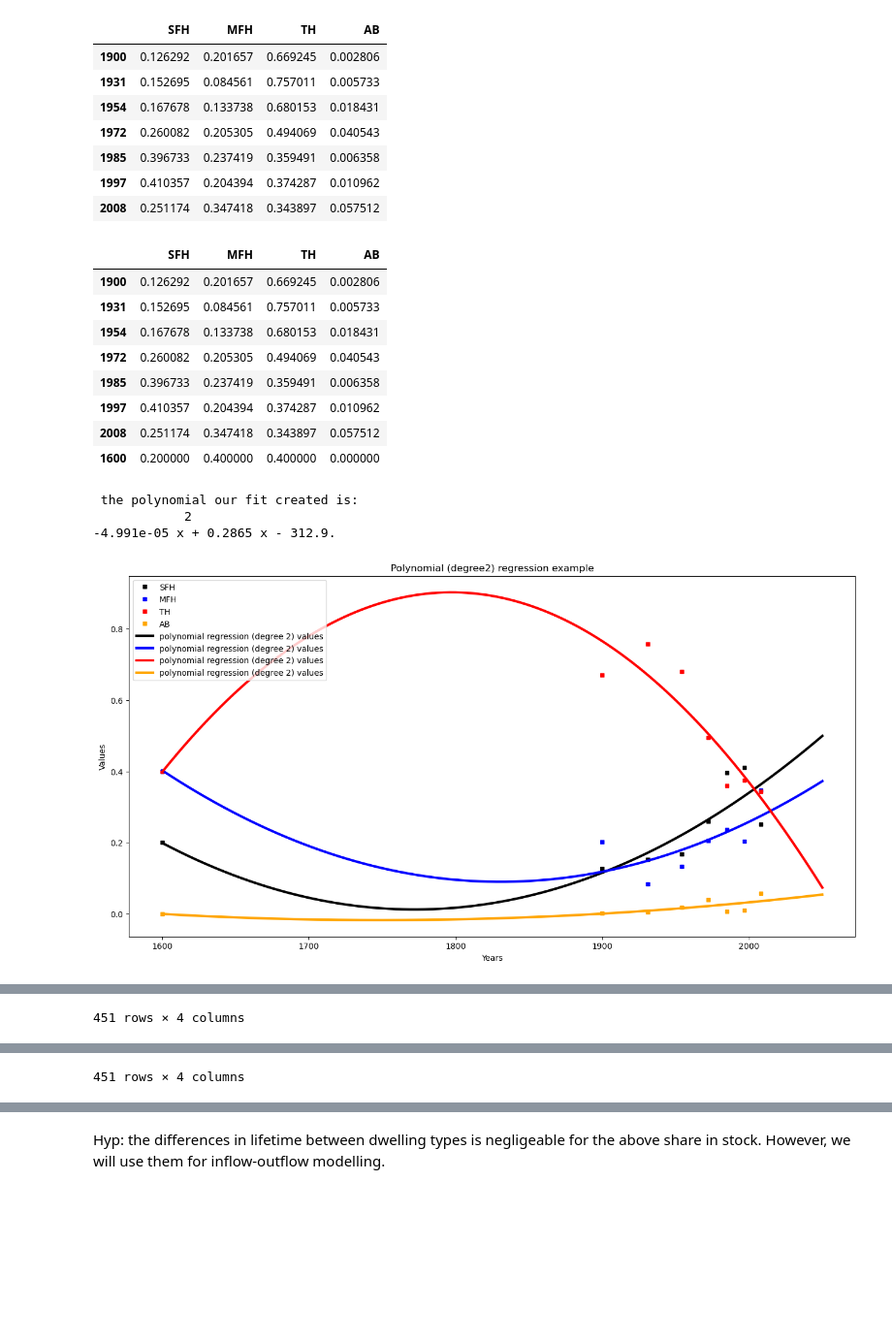
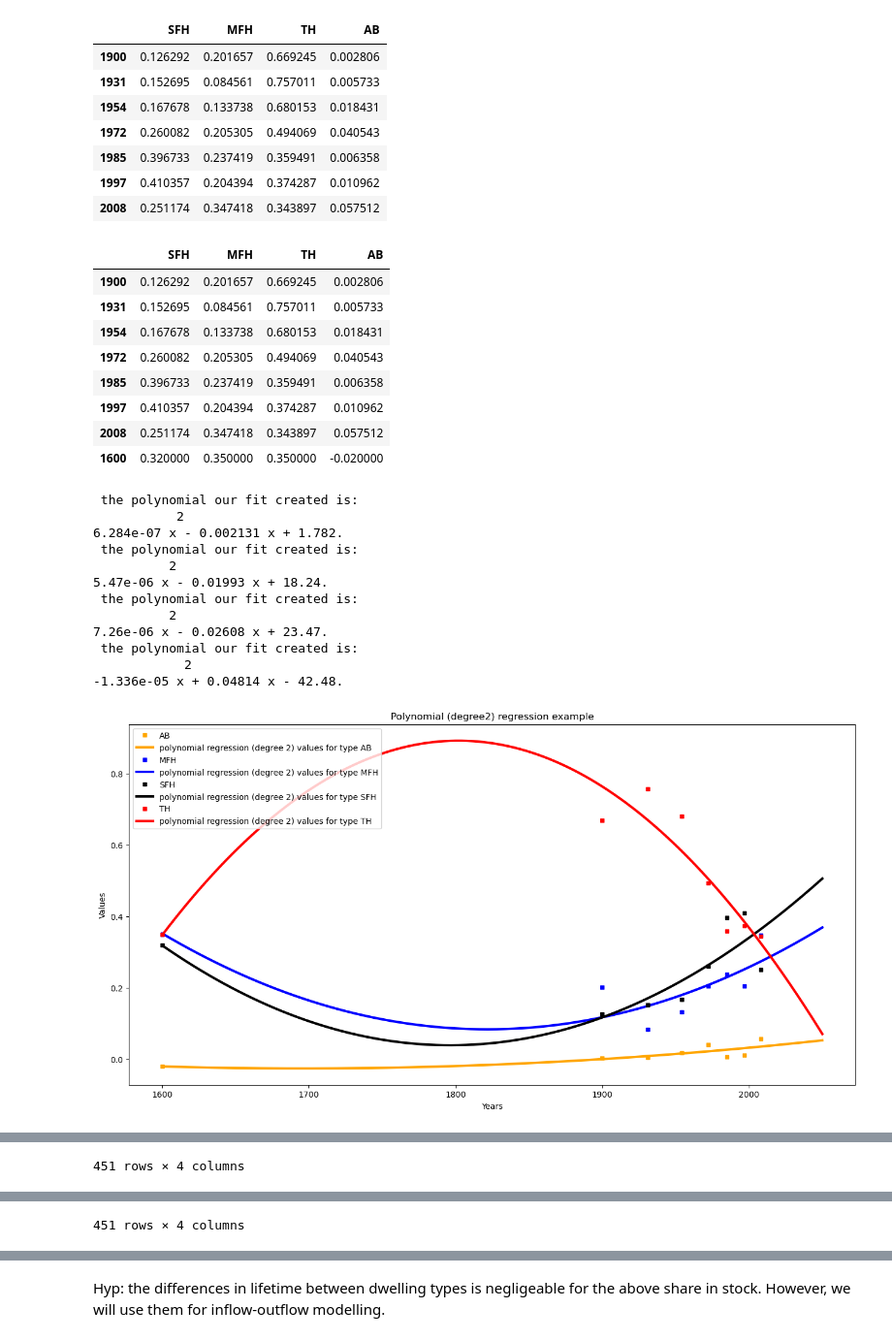
Before and after one commit to tiffanyth/MFA-dwelling, a Jupyter notebook: 1-from-pop-to-stock.ipynb, the cells around one changed output, grey strips where cells are left out. Shown: that part at 97% size. Drawn from its saved outputs; the diff is of its cells as text; code cells hidden in the pictures; blank space fills up the shorter version.

Commit message:
Update script number 1

```diff
--- a/1-from-pop-to-stock.ipynb
+++ b/1-from-pop-to-stock.ipynb
@@ -329,12 +370,4 @@ plt.show()
+# %%
+DSM['Population'] = pred_outputs
 # %% [markdown]
 ## Person per Dwelling (PPD)
-# %%
-# Let's simply take a number, 2021 data from the ONS gives us:
-
-PpD = 2.32
-
-DSM['PpD'] = [2.32 for i in DSM.index]
-
-DSM['Stock'] = DSM['Population']/DSM['PpD']
-
-display(DSM)
@@ -668,6 +623,6 @@ Let's integrate this PpD into the DSM.
 # %%
 for dsm in DSM_all:
-    dsm['PpD'] = PpD_calibrated
+    dsm['PpD'] = PpD_calibrated['PpD']
 display(DSM)
 display(DSM_AB)
 # %% [output]
@@ -954,18 +932,18 @@ dtype: float64
 | 1997 | 0.410357 | 0.204394 | 0.374287 | 0.010962 |
 | 2008 | 0.251174 | 0.347418 | 0.343897 | 0.057512 |
 # %%
-EPISCOPE_TYP_freq_share.loc[1600] = [0.2,0.4,0.4,0.0]
+EPISCOPE_TYP_freq_share.loc[1600] = [0.3,0.35,0.35,0.0]
+EPISCOPE_TYP_freq_share.loc[1600] = [0.32,0.35,0.35,-0.02] # TAKE THE ONE BEFORE IF NEEDED - minus share to avoid 0.124 if zero
 display(EPISCOPE_TYP_freq_share)
 
+"""
 inputs = EPISCOPE_TYP_freq_share.index
 outputs_SFH = EPISCOPE_TYP_freq_share['SFH']
 outputs_MFH = EPISCOPE_TYP_freq_share['MFH']
 outputs_TH = EPISCOPE_TYP_freq_share['TH']
 outputs_AB = EPISCOPE_TYP_freq_share['AB']
 pred_inputs = DSM.index
-
 degree = 2
-
 polynomial_S = np.poly1d(np.polyfit(inputs, outputs_SFH, degree))
 polynomial_M = np.poly1d(np.polyfit(inputs, outputs_MFH, degree))
 polynomial_T = np.poly1d(np.polyfit(inputs, outputs_TH, degree))
@@ -990,11 +968,40 @@ plt.title(f'Polynomial (degree{degree}) regression example')
 plt.xlabel('Years')
 plt.ylabel('Values')
 plt.show()
+"""
+
+def reg_on_type_shares(freq_share,dwe_type,dywtomod,degr,color):
+    #inputs = freq_share.index
+    #outputs = freq_share[dwe_type]
+    #reg_inputs = dywtomod.index
+    #degree = deg
+    polynomial = np.poly1d(np.polyfit(freq_share.index, freq_share[dwe_type], degr))
+    print(f' the polynomial our fit created is: \n{polynomial}.')
+    regression = polynomial(dywtomod.index)
+    #fig=plt.figure(figsize = (16,8))
+    plt.plot(freq_share.index, freq_share[dwe_type], 's', color = color, markersize = 5, label = dwe_type)
+    plt.plot(dywtomod.index, regression, color = color, lw = 3,label = f'polynomial regression (degree {degree}) values for type {dwe_type}')
+    #plt.legend(loc = 'upper left')
+    #plt.title(f'Polynomial (degree{degree}) regression example')
+    #plt.xlabel('Years')
+    #plt.ylabel('Values')
+    return regression
+
+fig=plt.figure(figsize = (16,8))
+reg_share_AB = reg_on_type_shares(EPISCOPE_TYP_freq_share,'AB',DSM,2,'orange')
+reg_share_MFH = reg_on_type_shares(EPISCOPE_TYP_freq_share,'MFH',DSM,2,'blue')
+reg_share_SFH = reg_on_type_shares(EPISCOPE_TYP_freq_share,'SFH',DSM,2,'black')
+reg_share_TH = reg_on_type_shares(EPISCOPE_TYP_freq_share,'TH',DSM,2,'red')
+plt.legend(loc = 'upper left')
+plt.title(f'Polynomial (degree{degree}) regression example')
+plt.xlabel('Years')
+plt.ylabel('Values')
+plt.show()
 
 EPISCOPE_TYP_share_model = pd.DataFrame(index=DSM.index,columns=EPISCOPE_TYP_freq_share.columns)
 start = EPISCOPE_TYP_share_model.index[0]
 for i in EPISCOPE_TYP_share_model.index:
-    EPISCOPE_TYP_share_model.loc[i] = [pred_outputs_S[i-start],pred_outputs_M[i-start],pred_outputs_T[i-start],pred_outputs_A[i-start]]
+    EPISCOPE_TYP_share_model.loc[i] = [reg_share_SFH[i-start],reg_share_MFH[i-start],reg_share_TH[i-start],reg_share_AB[i-start]]
 display(EPISCOPE_TYP_share_model)
 
 # Let's 1/ Put all numbers into the (0,1) boundaries and 2/ make sure the total is equal to 1
@@ -1002,35 +1009,46 @@ for i in EPISCOPE_TYP_share_model.index:
     for j in EPISCOPE_TYP_share_model.columns:
         if EPISCOPE_TYP_share_model.loc[i,j] < 0:
             EPISCOPE_TYP_share_model.loc[i,j] = 0
         if EPISCOPE_TYP_share_model.loc[i,j] > 1:
             EPISCOPE_TYP_share_model.loc[i,j] = 1
 
 for i in EPISCOPE_TYP_share_model.index:
     EPISCOPE_TYP_share_model.loc[i] = EPISCOPE_TYP_share_model.loc[i]/EPISCOPE_TYP_share_model.sum(axis=1)[i]
 
 """
 for i in EPISCOPE_TYP_share_model.index:
     for j in EPISCOPE_TYP_share_model.columns:
         print(EPISCOPE_TYP_share_model.loc[i,j])
         EPISCOPE_TYP_share_model.loc[i,j] = EPISCOPE_TYP_share_model.loc[i,j]/EPISCOPE_TYP_share_model.sum(axis=1)[i]
         print(EPISCOPE_TYP_share_model.loc[i,j])
 """
 
 display(EPISCOPE_TYP_share_model)
 #display(EPISCOPE_TYP_share_model.sum(axis=1))
+
+EPISCOPE_TYP_share_model.to_csv("Model/EPISCOPE-dwe-type-shares-in-time.csv")
 # %% [output]
 |  | SFH | MFH | TH | AB |
 | 1900 | 0.126292 | 0.201657 | 0.669245 | 0.002806 |
 | 1931 | 0.152695 | 0.084561 | 0.757011 | 0.005733 |
 | 1954 | 0.167678 | 0.133738 | 0.680153 | 0.018431 |
 | 1972 | 0.260082 | 0.205305 | 0.494069 | 0.040543 |
 | 1985 | 0.396733 | 0.237419 | 0.359491 | 0.006358 |
 | 1997 | 0.410357 | 0.204394 | 0.374287 | 0.010962 |
 | 2008 | 0.251174 | 0.347418 | 0.343897 | 0.057512 |
-| 1600 | 0.200000 | 0.400000 | 0.400000 | 0.000000 |
+| 1600 | 0.320000 | 0.350000 | 0.350000 | -0.020000 |
+ the polynomial our fit created is:
+           2
+6.284e-07 x - 0.002131 x + 1.782.
+ the polynomial our fit created is:
+          2
+5.47e-06 x - 0.01993 x + 18.24.
+ the polynomial our fit created is:
+          2
+7.26e-06 x - 0.02608 x + 23.47.
  the polynomial our fit created is:
             2
--4.991e-05 x + 0.2865 x - 312.9.
+-1.336e-05 x + 0.04814 x - 42.48.
-[figure, old version]
+[figure, new version]
 |  | SFH | MFH | TH | AB |
 | DSM |  |  |  |  |
```
Also changed, not shown: parts of 29 cells of this notebook.
